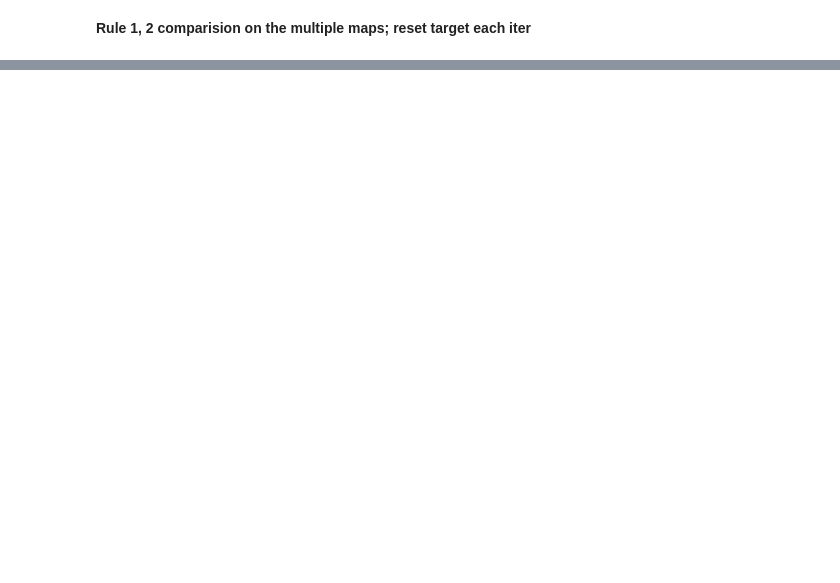
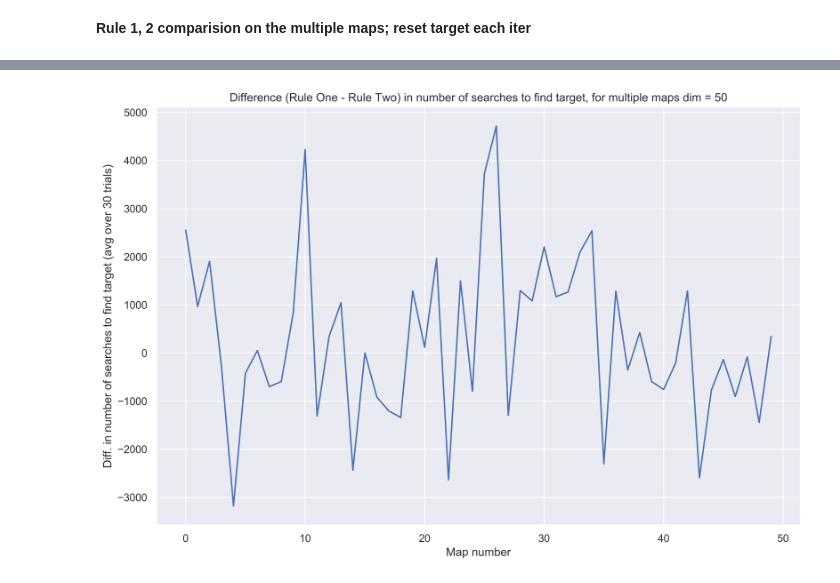
Before and after one commit to rohan98-107/AI520, a Jupyter notebook: Assignment3/scratchpad.ipynb, the cells around one changed output, grey strips where cells are left out. Cells and saved outputs as stored; diff of their text form; code cells hidden in the pictures; blank space fills up the shorter version.

```diff
--- a/Assignment3/scratchpad.ipynb
+++ b/Assignment3/scratchpad.ipynb
@@ -129,0 +166,9 @@ for m in range(num_maps):
+# %%
+plt.figure(figsize=(12,8), dpi=500)
+plt.plot(multimap_df.index, multimap_df['diff'])
+plt.xlabel('Map number')
+plt.ylabel('Diff. in number of searches to find target (avg over 30 trials)')
+plt.title('Difference (Rule One - Rule Two) in number of searches to find target, for multiple maps dim = 50')
+plt.savefig('./imgs/multi_map_comparison_ruleOneTwoDiff.png')
+# %% [output]
+[figure, added]
```
Also changed, not shown: parts of 12 cells of this notebook, 10 other files.
